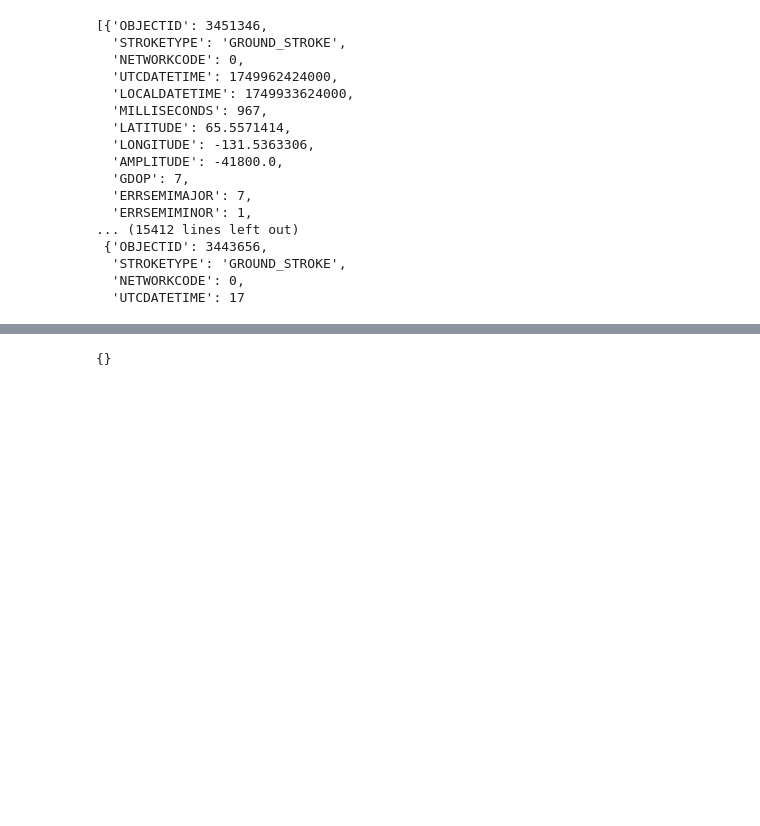
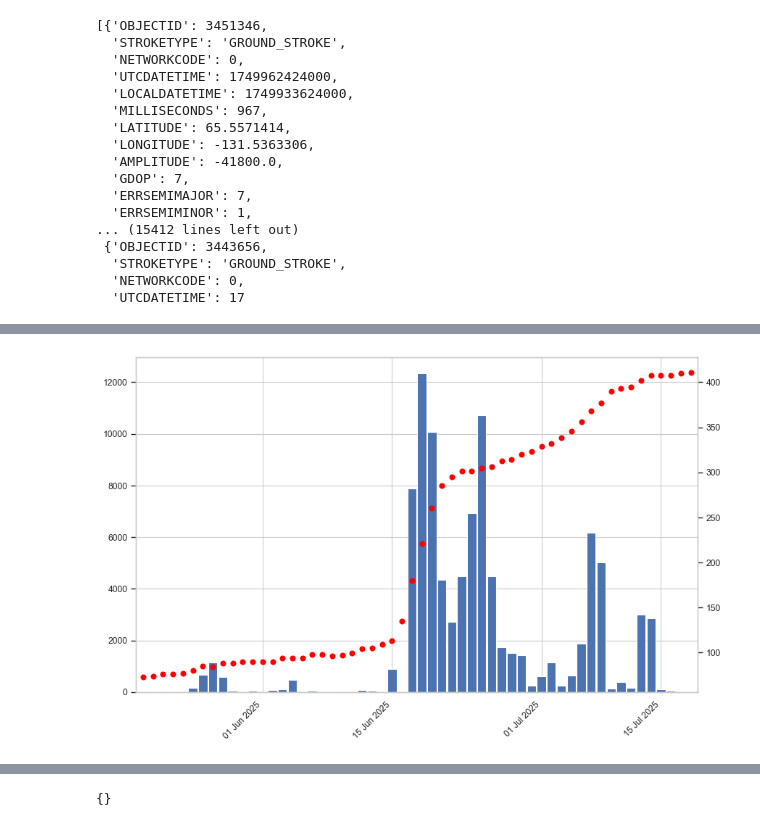
Before and after one commit to PanCanAK-Fire/hnl-fire-data, a Jupyter notebook: JupyterNotebooks/aggregate_lightning.ipynb, the cells around one changed output, grey strips where cells are left out. Drawn from its saved outputs; the diff is of its cells as text; code cells hidden in the pictures; blank space fills up the shorter version.

Commit message:
updates for fire tally and lightning

```diff
--- a/JupyterNotebooks/aggregate_lightning.ipynb
+++ b/JupyterNotebooks/aggregate_lightning.ipynb
@@ -92,0 +95,12 @@ ax.set_xticklabels(xticks.strftime('%d %b %Y'), rotation=45, ha='right')
+# %%
+updates = pd.read_csv("/Users/christine/Projects/FiWePs/hnl-fire-data/data/working/all_updates_filtered_withPSA_2025_20250725.csv", parse_dates=['reportdate'])
+# %%
+updatecounts = updates[['reportdate', 'Incident Name']].groupby('reportdate').size()
+updatecounts = pd.DataFrame(updatecounts).rename(columns={0: 'updatecount'})
+updatecounts ['diffs'] = updatecounts['updatecount'].diff()
+# %%
+mergedDF = pd.merge(updatecounts, dailystrikes,
+                          left_index=True,
+                          right_index=True,
+                     )
+mergedDF.reset_index(inplace=True, drop=False, names='reportdate')
@@ -93,3 +127,25 @@ ax.set_xticklabels(xticks.strftime('%d %b %Y'), rotation=45, ha='right')
+# %%
+fig, ax = plt.subplots(figsize=(10, 6))
+mergedDF.strikecount.plot(x='reportdate', ax=ax, label='Lightning Strikes', kind='bar', width=.9)
+ax2 = ax.twinx()
+# mergedDF.query('diffs > 10')['diffs'].plot(
+#     secondary_y='diffs', ax=ax2, color='red', marker='o', linestyle='', label='Update Count Diffs')
+mergedDF['updatecount'].plot(
+    secondary_y='updatecount', ax=ax2, color='red', marker='o', linestyle='', label='Total fires')
+xticks = pd.date_range(start=mergedDF.reportdate.min(), end=mergedDF.reportdate.max(), freq='SMS')
+ax.set_xticks(xticks.map(lambda d: mergedDF.set_index('reportdate').index.get_loc(d)))
+ax.set_xticklabels(xticks.strftime('%d %b %Y'), rotation=45, ha='right')
+# ax2 = ax.twinx()
+# mergedDF['diffs'].plot(secondary_y='diffs', ax=ax2, color='red', label='Update Count Diffs')
+ax2.xaxis.grid(False)
+ax2.yaxis.grid(False)
+
+# ax.xaxis.grid(False)
+# ax.set_xticks(xticks.map(lambda d: mergedDF.index.get_loc(d)))
+# ax.set_xticklabels(xticks.strftime('%d %b %Y'), rotation=45, ha='right')
+# ax.xaxis.set_major_formatter(mdates.DateFormatter('%d %b %Y'))
+# %% [output]
+[figure, added]
 # %%
 strikes
 # %% [output]
```
Also changed, not shown: parts of 6 cells of this notebook, 34 other files.
